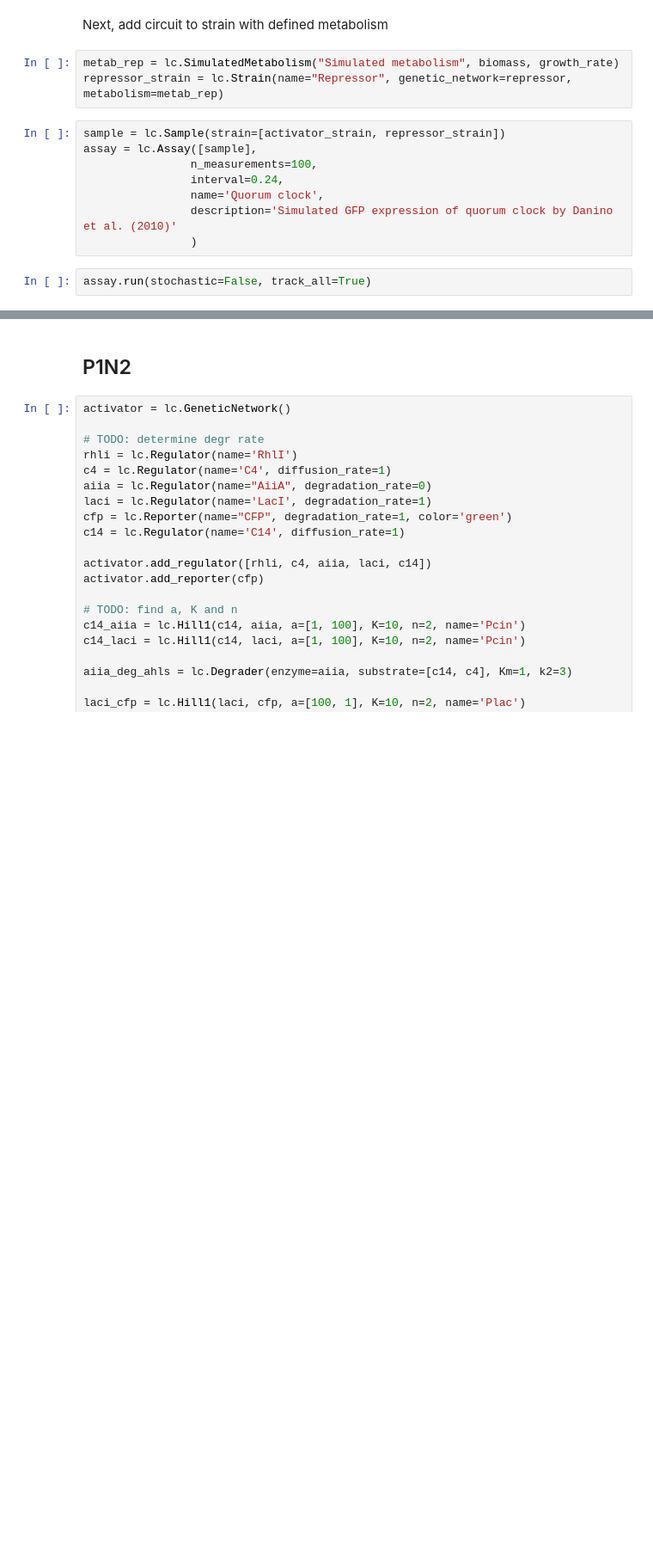
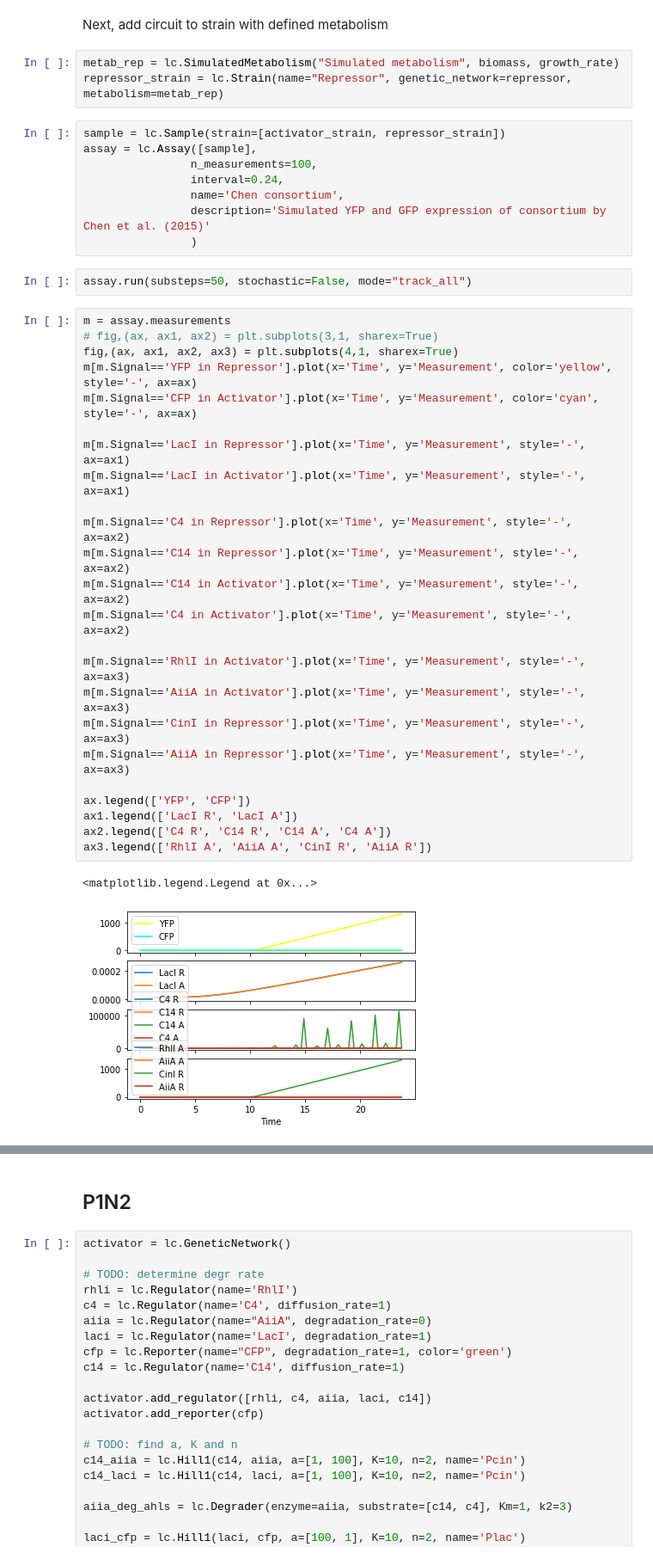
Before and after one commit to RudgeLab/LOICA, a Jupyter notebook: notebooks/compare_to_papers/Chen_et_al.ipynb, the cells around one changed output, grey strips where cells are left out. Shown at 86% size. Cells and saved outputs as stored; diff of their text form; blank space fills up the shorter version.

```diff
--- a/notebooks/compare_to_papers/Chen_et_al.ipynb
+++ b/notebooks/compare_to_papers/Chen_et_al.ipynb
@@ -103,8 +135,35 @@ sample = lc.Sample(strain=[activator_strain, repressor_strain])
 assay = lc.Assay([sample],
                 n_measurements=100,
                 interval=0.24,
-                name='Quorum clock',
-                description='Simulated GFP expression of quorum clock by Danino et al. (2010)'
+                name='Chen consortium',
+                description='Simulated YFP and GFP expression of consortium by Chen et al. (2015)'
                 )
 # %%
-assay.run(stochastic=False, track_all=True)
+assay.run(substeps=50, stochastic=False, mode="track_all")
+# %%
+m = assay.measurements
+# fig,(ax, ax1, ax2) = plt.subplots(3,1, sharex=True)
+fig,(ax, ax1, ax2, ax3) = plt.subplots(4,1, sharex=True)
+m[m.Signal=='YFP in Repressor'].plot(x='Time', y='Measurement', color='yellow', style='-', ax=ax)
+m[m.Signal=='CFP in Activator'].plot(x='Time', y='Measurement', color='cyan', style='-', ax=ax)
+
+m[m.Signal=='LacI in Repressor'].plot(x='Time', y='Measurement', style='-', ax=ax1)
+m[m.Signal=='LacI in Activator'].plot(x='Time', y='Measurement', style='-', ax=ax1)
+
+m[m.Signal=='C4 in Repressor'].plot(x='Time', y='Measurement', style='-', ax=ax2)
+m[m.Signal=='C14 in Repressor'].plot(x='Time', y='Measurement', style='-', ax=ax2)
+m[m.Signal=='C14 in Activator'].plot(x='Time', y='Measurement', style='-', ax=ax2)
+m[m.Signal=='C4 in Activator'].plot(x='Time', y='Measurement', style='-', ax=ax2)
+
+m[m.Signal=='RhlI in Activator'].plot(x='Time', y='Measurement', style='-', ax=ax3)
+m[m.Signal=='AiiA in Activator'].plot(x='Time', y='Measurement', style='-', ax=ax3)
+m[m.Signal=='CinI in Repressor'].plot(x='Time', y='Measurement', style='-', ax=ax3)
+m[m.Signal=='AiiA in Repressor'].plot(x='Time', y='Measurement', style='-', ax=ax3)
+
+ax.legend(['YFP', 'CFP'])
+ax1.legend(['LacI R', 'LacI A'])
+ax2.legend(['C4 R', 'C14 R', 'C14 A', 'C4 A'])
+ax3.legend(['RhlI A', 'AiiA A', 'CinI R', 'AiiA R'])
+# %% [output]
+<matplotlib.legend.Legend at 0x...>
+[figure, added]
```
Also changed, not shown: parts of 8 cells of this notebook.
